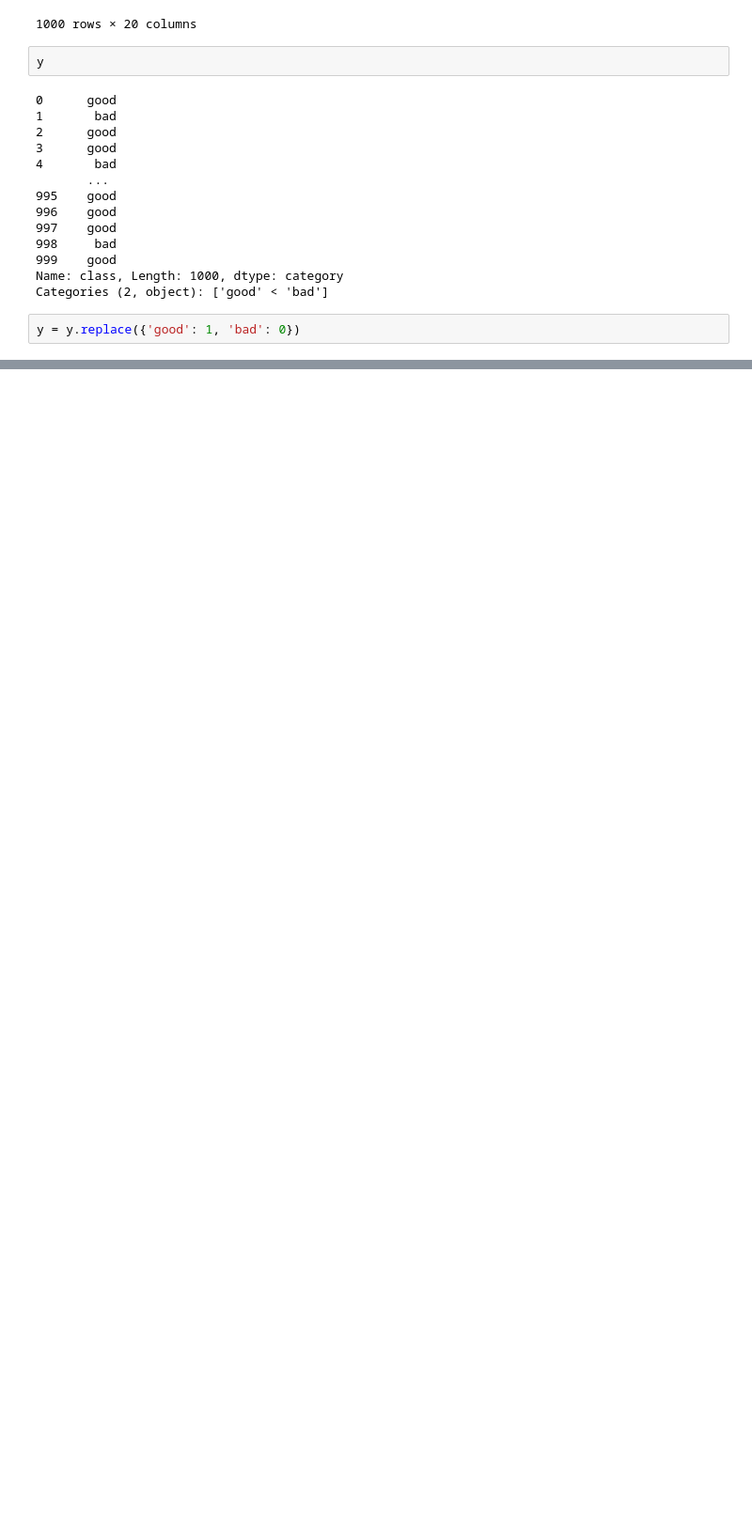
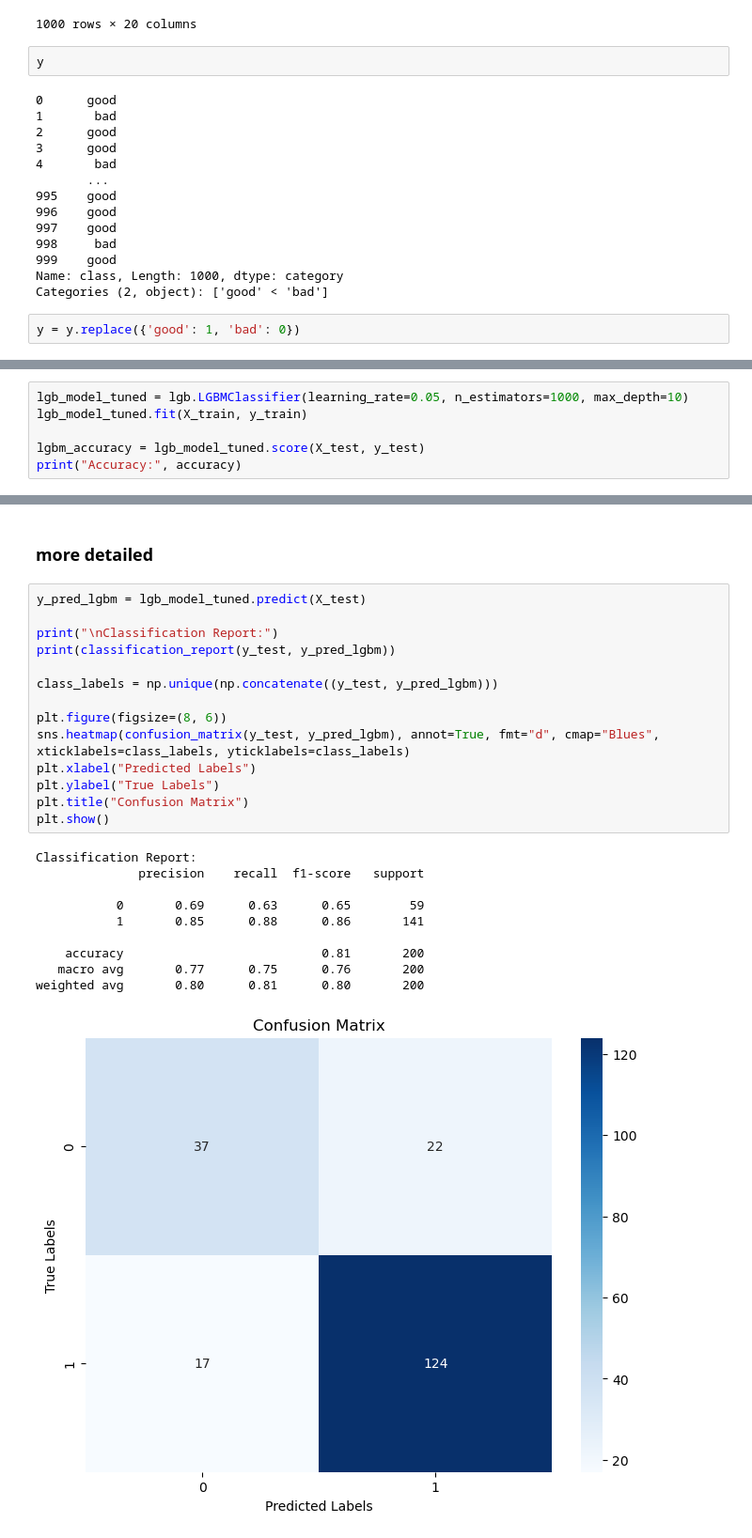
Before and after one commit to Tiabet/ML-DM-3-1-, a Jupyter notebook: MLDM/Team Project/ProjectCode.ipynb, the cells around one changed output, grey strips where cells are left out. Shown: that part at 94% size. Saved outputs shown, nothing was run; the diff lists cells and outputs as text; blank space fills up the shorter version.

```diff
--- a/MLDM/Team Project/ProjectCode.ipynb
+++ b/MLDM/Team Project/ProjectCode.ipynb
@@ -102,0 +107,6 @@ XGBoost Accuracy: 0.835
+# %%
+lgb_model_tuned = lgb.LGBMClassifier(learning_rate=0.05, n_estimators=1000, max_depth=10)
+lgb_model_tuned.fit(X_train, y_train)
+
+lgbm_accuracy = lgb_model_tuned.score(X_test, y_test)
+print("Accuracy:", accuracy)
@@ -102,0 +131,27 @@ XGBoost Accuracy: 0.835
+# %% [markdown]
+### more detailed
+# %%
+y_pred_lgbm = lgb_model_tuned.predict(X_test)
+
+print("\nClassification Report:")
+print(classification_report(y_test, y_pred_lgbm))
+
+class_labels = np.unique(np.concatenate((y_test, y_pred_lgbm)))
+
+plt.figure(figsize=(8, 6))
+sns.heatmap(confusion_matrix(y_test, y_pred_lgbm), annot=True, fmt="d", cmap="Blues", xticklabels=class_labels, yticklabels=class_labels)
+plt.xlabel("Predicted Labels")
+plt.ylabel("True Labels")
+plt.title("Confusion Matrix")
+plt.show()
+# %% [output]
+Classification Report:
+              precision    recall  f1-score   support
+
+           0       0.69      0.63      0.65        59
+           1       0.85      0.88      0.86       141
+
+    accuracy                           0.81       200
+   macro avg       0.77      0.75      0.76       200
+weighted avg       0.80      0.81      0.80       200
+[figure, added]
```
Also changed, not shown: parts of 15 cells of this notebook, 4 other files.
